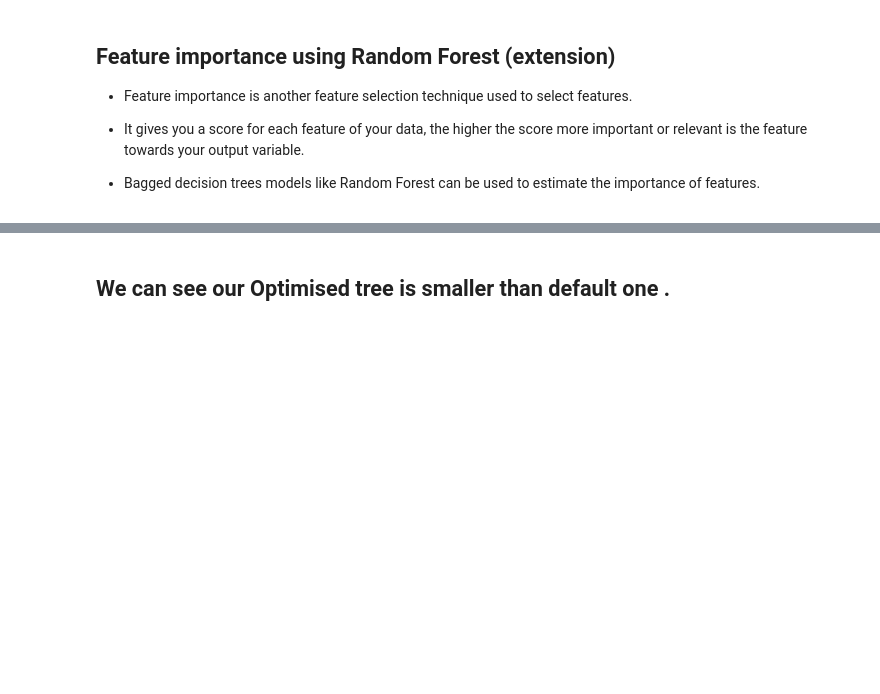
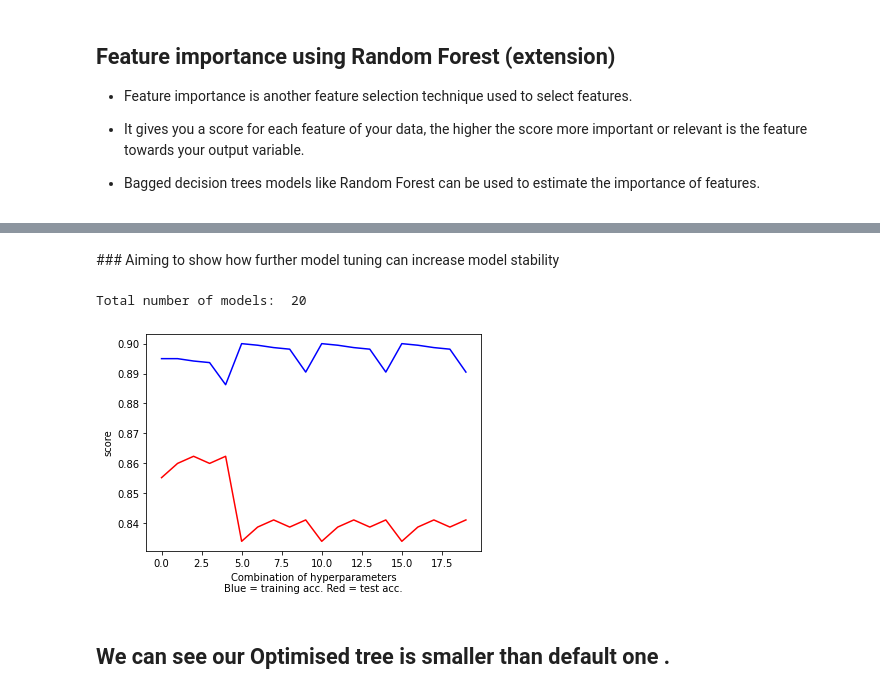
Before and after one commit to dnewton090/covid19-diagnostics, a Jupyter notebook: BrazilDecisionTree.ipynb, the cells around one changed output, grey strips where cells are left out. Drawn from its saved outputs; the diff is of its cells as text; code cells hidden in the pictures; blank space fills up the shorter version.

```diff
--- a/BrazilDecisionTree.ipynb
+++ b/BrazilDecisionTree.ipynb
@@ -516,3 +625,20 @@ plt.show()
+# %% [markdown]
+### Aiming to show how further model tuning can increase model stability
+# %%
+import matplotlib.pyplot as plt
+result_set_dt2 = cv_dt2.cv_results_
+train_result = result_set_dt2['mean_train_score']
+test_result = result_set_dt2['mean_test_score']
+print("Total number of models: ", len(test_result))
+# plot max depth hyperparameter values vs training and test accuracy score
+plt.plot(range(0, len(train_result)), train_result, 'b',
+         range(0,len(test_result)), test_result, 'r')
+plt.xlabel('Combination of hyperparameters\nBlue = training acc. Red = test acc.')
+plt.ylabel('score')
+plt.show()
+# %% [output]
+Total number of models:  20
+[figure, added]
 # %% [markdown]
 ## We can see our Optimised tree is smaller than default one .
 # %% [markdown]
```
Also changed, not shown: parts of 14 cells of this notebook, 1 other file.
